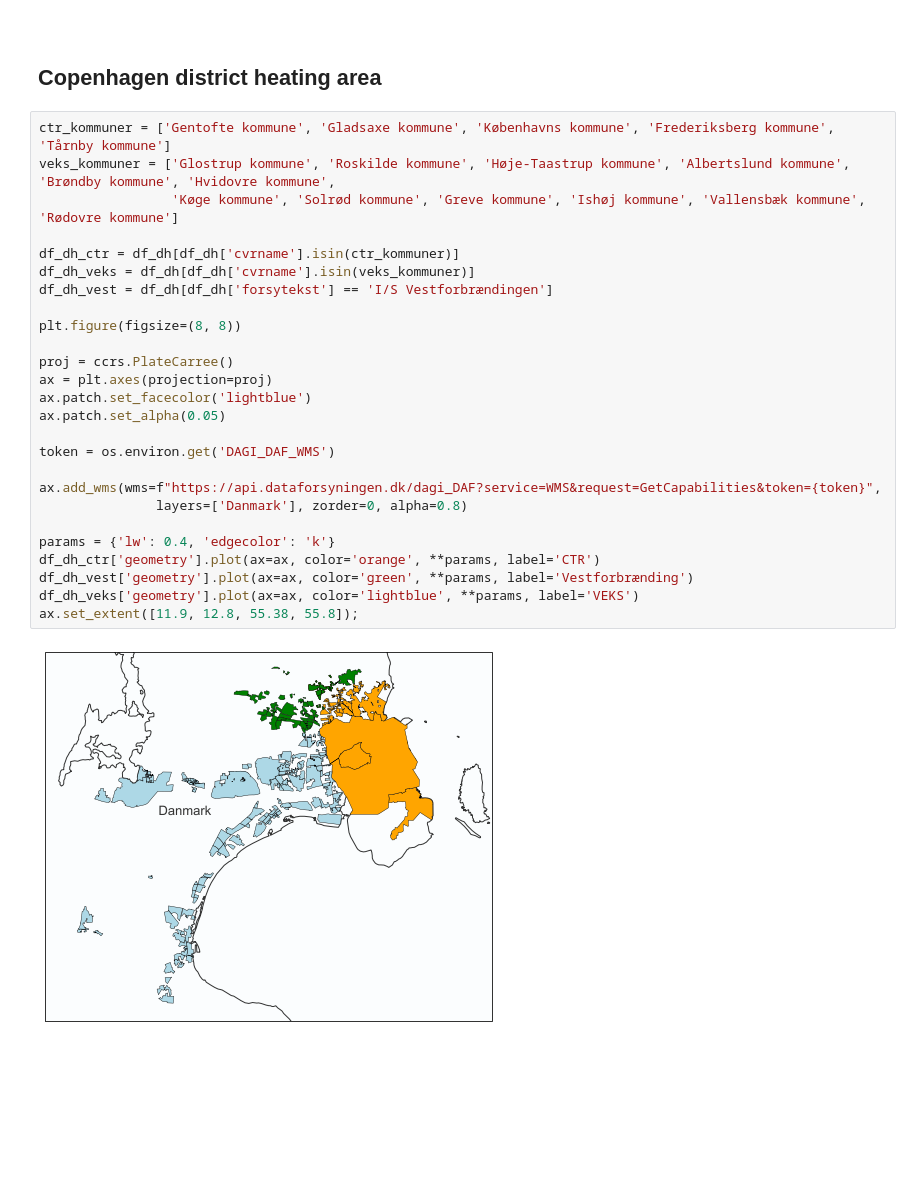
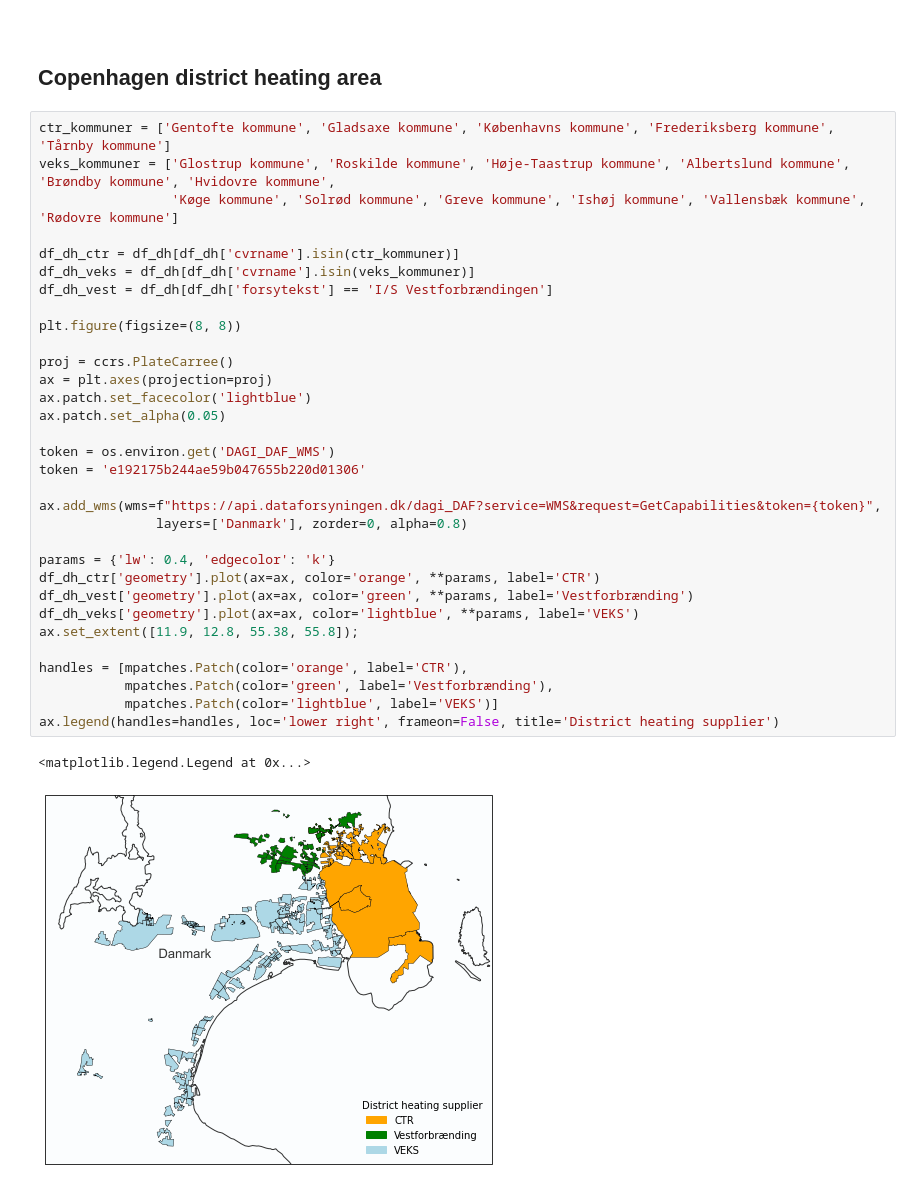
Before and after one commit to AdamRJensen/adamrjensen.github.io, a Jupyter notebook: posts/danish_district_heating_areas.ipynb, the cells around one changed output. Drawn from its saved outputs; the diff is of its cells as text; blank space fills up the shorter version.

```diff
--- a/posts/danish_district_heating_areas.ipynb
+++ b/posts/danish_district_heating_areas.ipynb
@@ -51,28 +52,35 @@ ax.set_extent([7.8, 13, 54.5, 58])
 # %%
 ctr_kommuner = ['Gentofte kommune', 'Gladsaxe kommune', 'Københavns kommune', 'Frederiksberg kommune', 'Tårnby kommune']
 veks_kommuner = ['Glostrup kommune', 'Roskilde kommune', 'Høje-Taastrup kommune', 'Albertslund kommune', 'Brøndby kommune', 'Hvidovre kommune',
                  'Køge kommune', 'Solrød kommune', 'Greve kommune', 'Ishøj kommune', 'Vallensbæk kommune', 'Rødovre kommune']
 
 df_dh_ctr = df_dh[df_dh['cvrname'].isin(ctr_kommuner)]
 df_dh_veks = df_dh[df_dh['cvrname'].isin(veks_kommuner)]
 df_dh_vest = df_dh[df_dh['forsytekst'] == 'I/S Vestforbrændingen']
 
 plt.figure(figsize=(8, 8))
 
 proj = ccrs.PlateCarree()
 ax = plt.axes(projection=proj)
 ax.patch.set_facecolor('lightblue')
 ax.patch.set_alpha(0.05)
 
 token = os.environ.get('DAGI_DAF_WMS')
+token = 'e192175b244ae59b047655b220d01306'
 
 ax.add_wms(wms=f"https://api.dataforsyningen.dk/dagi_DAF?service=WMS&request=GetCapabilities&token={token}",
                layers=['Danmark'], zorder=0, alpha=0.8)
 
 params = {'lw': 0.4, 'edgecolor': 'k'}
 df_dh_ctr['geometry'].plot(ax=ax, color='orange', **params, label='CTR')
 df_dh_vest['geometry'].plot(ax=ax, color='green', **params, label='Vestforbrænding')
 df_dh_veks['geometry'].plot(ax=ax, color='lightblue', **params, label='VEKS')
 ax.set_extent([11.9, 12.8, 55.38, 55.8]);
+
+handles = [mpatches.Patch(color='orange', label='CTR'),
+           mpatches.Patch(color='green', label='Vestforbrænding'),
+           mpatches.Patch(color='lightblue', label='VEKS')]
+ax.legend(handles=handles, loc='lower right', frameon=False, title='District heating supplier')
 # %% [output]
+<matplotlib.legend.Legend at 0x...>
-[figure, old version]
+[figure, new version]
```
Also changed, not shown: parts of 2 cells of this notebook.
